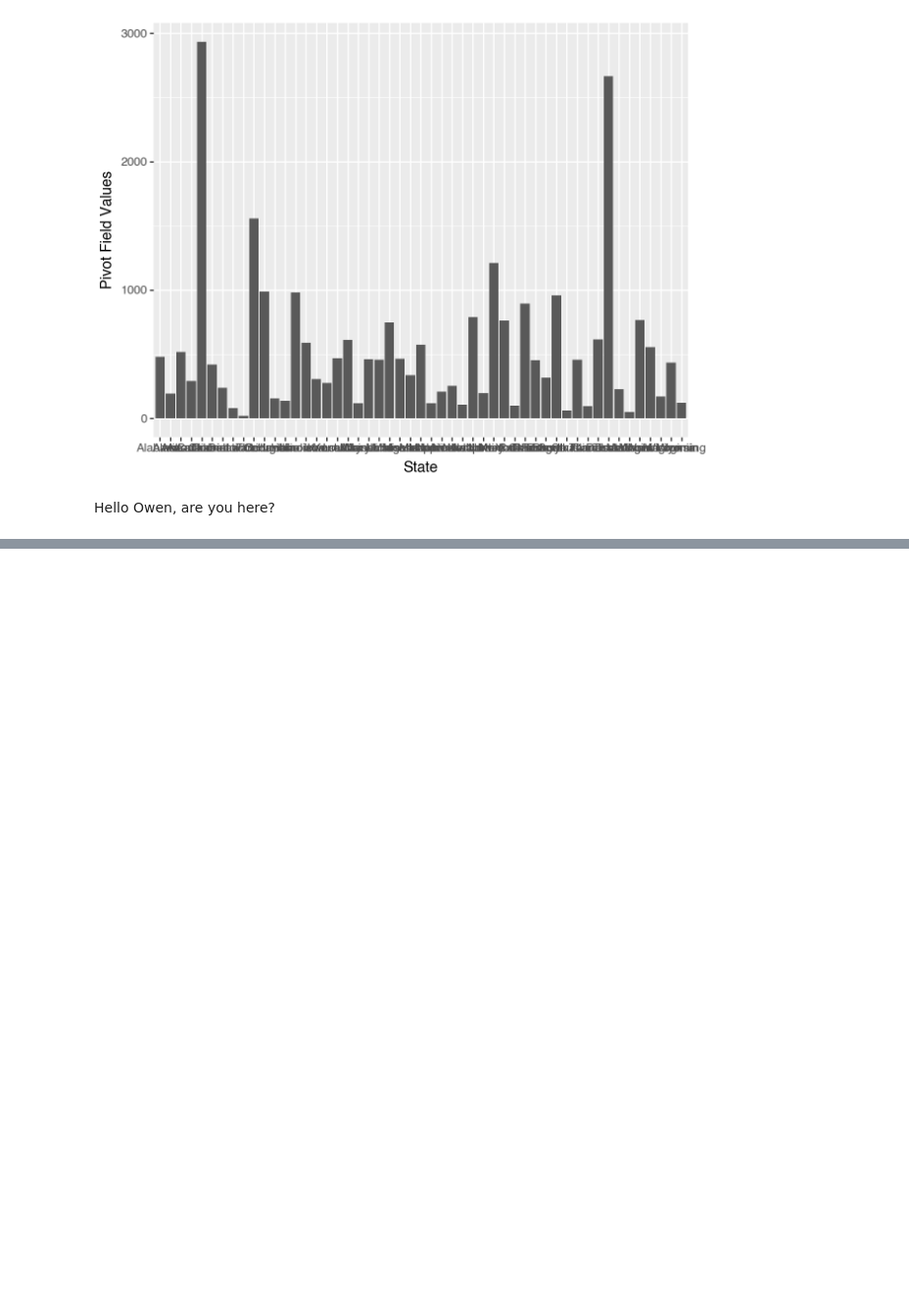
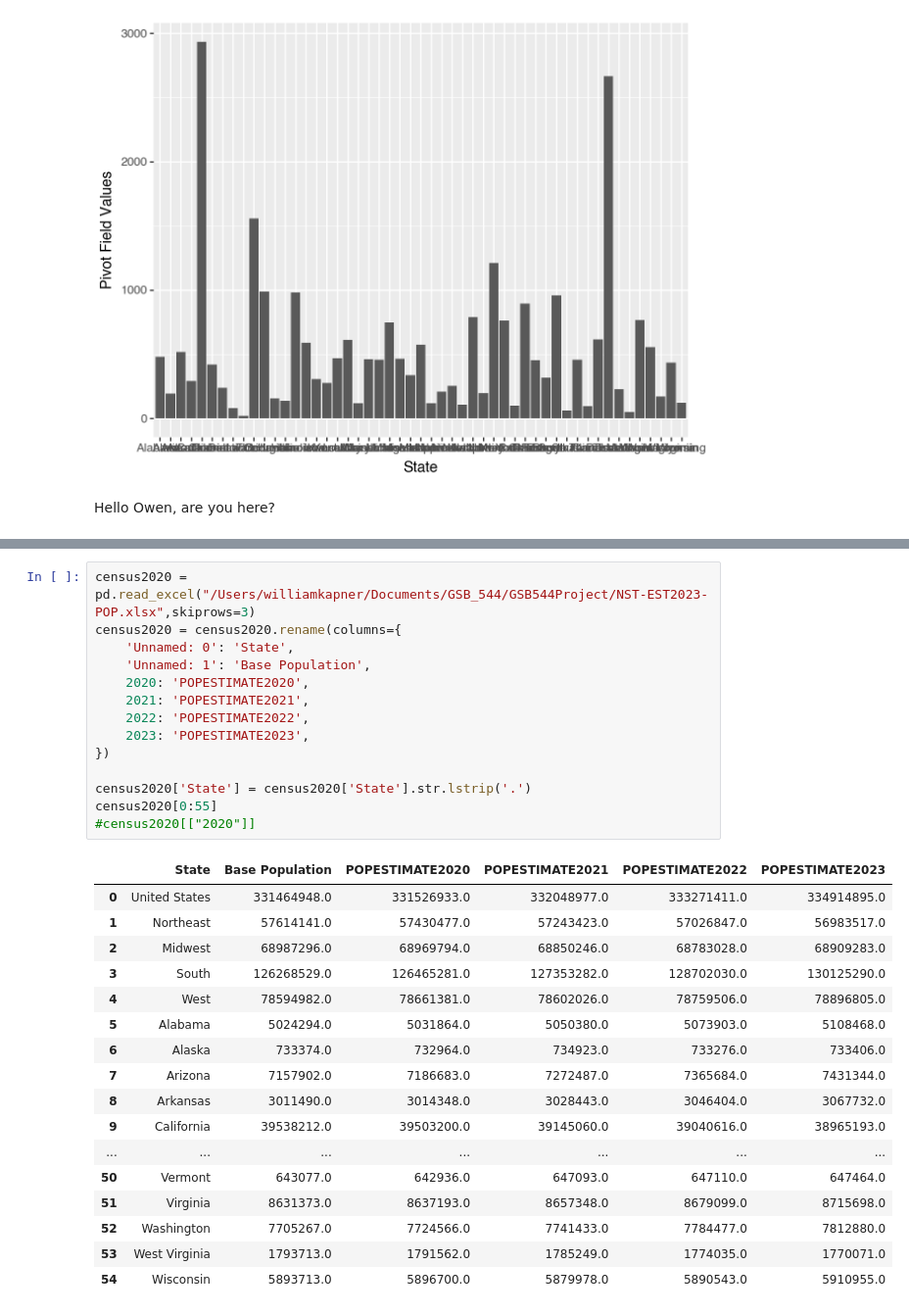
Before and after one commit to wkapner/GSB544Project, a Jupyter notebook: Project.ipynb, the cells around one changed output, grey strips where cells are left out. Shown at 98% size. Drawn from its saved outputs; the diff is of its cells as text; blank space fills up the shorter version.

```diff
--- a/Project.ipynb
+++ b/Project.ipynb
@@ -69,0 +124,32 @@ Hello Owen, are you here?
+# %%
+census2020 = pd.read_excel("/Users/williamkapner/Documents/GSB_544/GSB544Project/NST-EST2023-POP.xlsx",skiprows=3)
+census2020 = census2020.rename(columns={
+    'Unnamed: 0': 'State',
+    'Unnamed: 1': 'Base Population',
+    2020: 'POPESTIMATE2020',
+    2021: 'POPESTIMATE2021',
+    2022: 'POPESTIMATE2022',
+    2023: 'POPESTIMATE2023',
+})
+
+census2020['State'] = census2020['State'].str.lstrip('.')
+census2020[0:55]
+#census2020[["2020"]]
+# %% [output]
+|  | State | Base Population | POPESTIMATE2020 | POPESTIMATE2021 | POPESTIMATE2022 | POPESTIMATE2023 |
+| 0 | United States | 331464948.0 | 331526933.0 | 332048977.0 | 333271411.0 | 334914895.0 |
+| 1 | Northeast | 57614141.0 | 57430477.0 | 57243423.0 | 57026847.0 | 56983517.0 |
+| 2 | Midwest | 68987296.0 | 68969794.0 | 68850246.0 | 68783028.0 | 68909283.0 |
+| 3 | South | 126268529.0 | 126465281.0 | 127353282.0 | 128702030.0 | 130125290.0 |
+| 4 | West | 78594982.0 | 78661381.0 | 78602026.0 | 78759506.0 | 78896805.0 |
+| 5 | Alabama | 5024294.0 | 5031864.0 | 5050380.0 | 5073903.0 | 5108468.0 |
+| 6 | Alaska | 733374.0 | 732964.0 | 734923.0 | 733276.0 | 733406.0 |
+| 7 | Arizona | 7157902.0 | 7186683.0 | 7272487.0 | 7365684.0 | 7431344.0 |
+| 8 | Arkansas | 3011490.0 | 3014348.0 | 3028443.0 | 3046404.0 | 3067732.0 |
+| 9 | California | 39538212.0 | 39503200.0 | 39145060.0 | 39040616.0 | 38965193.0 |
+| ... | ... | ... | ... | ... | ... | ... |
+| 50 | Vermont | 643077.0 | 642936.0 | 647093.0 | 647110.0 | 647464.0 |
+| 51 | Virginia | 8631373.0 | 8637193.0 | 8657348.0 | 8679099.0 | 8715698.0 |
+| 52 | Washington | 7705267.0 | 7724566.0 | 7741433.0 | 7784477.0 | 7812880.0 |
+| 53 | West Virginia | 1793713.0 | 1791562.0 | 1785249.0 | 1774035.0 | 1770071.0 |
+| 54 | Wisconsin | 5893713.0 | 5896700.0 | 5879978.0 | 5890543.0 | 5910955.0 |
```
Also changed, not shown: parts of 6 cells of this notebook, 3 other files.
